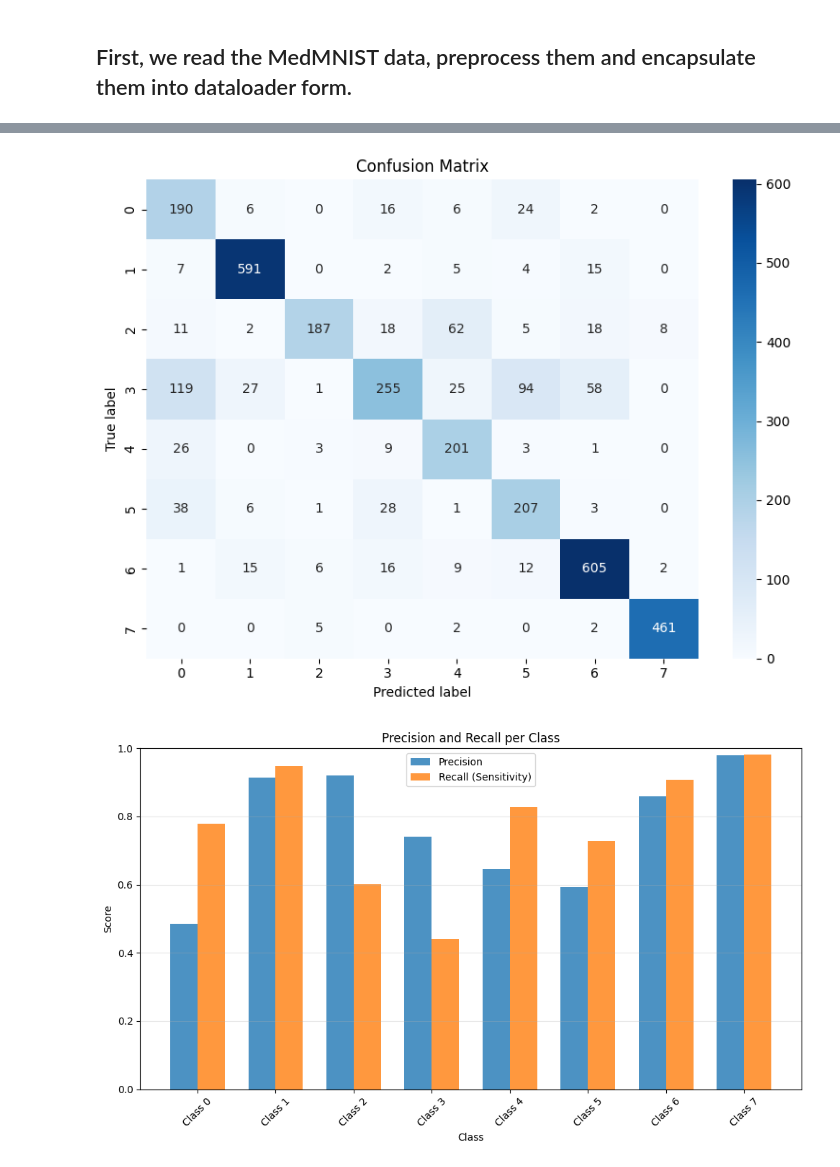
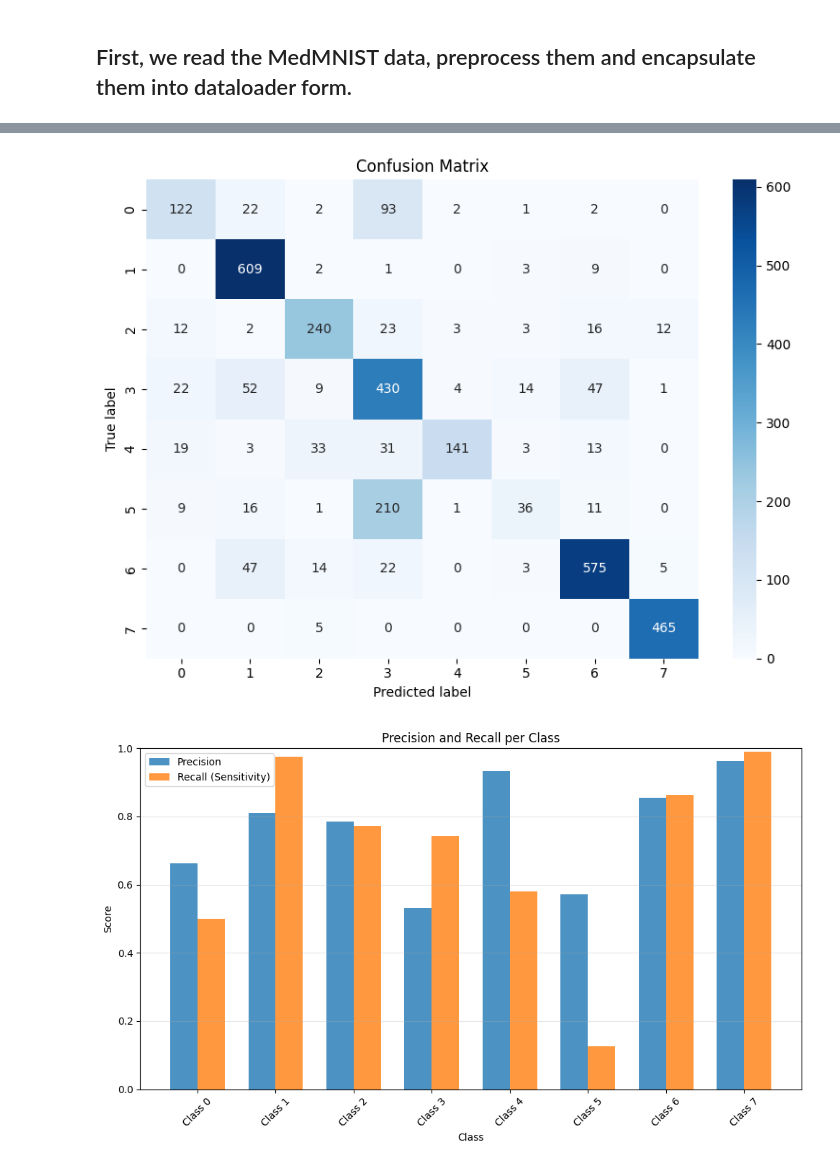
Before and after one commit to TiagoSilva35/Blood_discriminator, a Jupyter notebook: src/main.ipynb, the cells around one changed output, grey strips where cells are left out. Drawn from its saved outputs; the diff is of its cells as text; code cells hidden in the pictures.

```diff
--- a/src/main.ipynb
+++ b/src/main.ipynb
@@ -57,7 +57,9 @@ n_epochs = 15
 n_layers = 1
 n_inputs = n_channels * 28 * 28
 size_hidden_layer = (n_inputs + n_classes) // 2 # n_classes = n_outputs
-loss_function = nn.CrossEntropyLoss()
+# loss_function = nn.CrossEntropyLoss()
+loss_function = nn.MSELoss()
+
 learning_rate = 0.001
 
 
@@ -263,2 +265,2 @@ Macro Specificity: 0.9701
-[figure, old version]
+[figure, new version]
-[figure, old version]
+[figure, new version]
```
Also changed, not shown: parts of 1 cell of this notebook, 6 other files.
